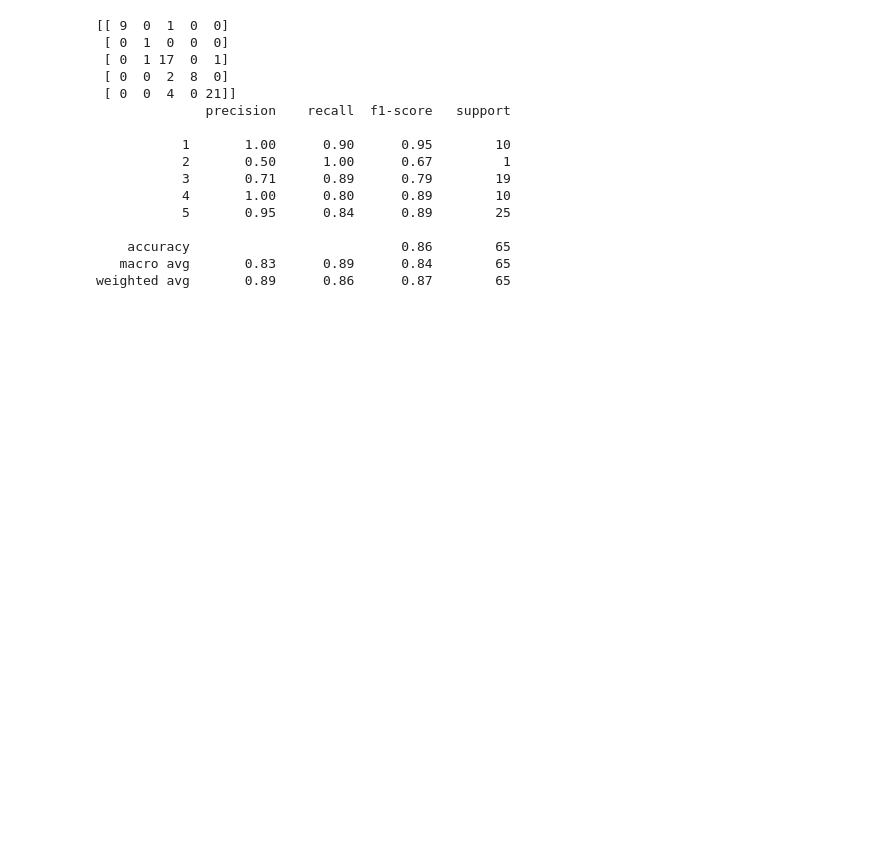
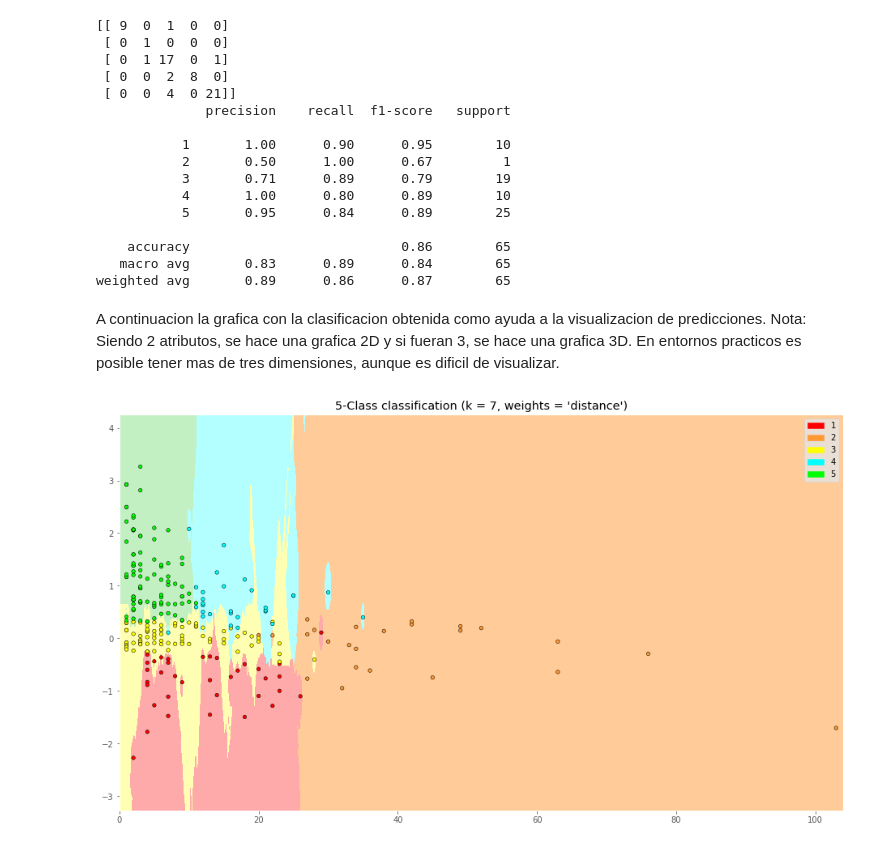
Before and after one commit to Karina984/IA-CLASE-M5, a Jupyter notebook: PracticaKNN.ipynb, the cells around one changed output. Cells and saved outputs as stored; diff of their text form; code cells hidden in the pictures; blank space fills up the shorter version.

```diff
--- a/PracticaKNN.ipynb
+++ b/PracticaKNN.ipynb
@@ -126,3 +126,51 @@ print(classification_report(y_test, pred))
     accuracy                           0.86        65
    macro avg       0.83      0.89      0.84        65
 weighted avg       0.89      0.86      0.87        65
+# %% [markdown]
+A continuacion la grafica con la clasificacion obtenida
+como ayuda a la visualizacion de predicciones. Nota:
+Siendo 2 atributos, se hace una grafica 2D y si fueran 3, se hace una grafica 3D. En entornos practicos es posible tener mas de tres dimensiones, aunque es dificil de visualizar.
+# %%
+h = .02  # step size in the mesh
+
+# Create color maps
+cmap_light = ListedColormap(['#FFAAAA', '#ffcc99', '#ffffb3','#b3ffff','#c2f0c2'])
+cmap_bold = ListedColormap(['#FF0000', '#ff9933','#FFFF00','#00ffff','#00FF00'])
+
+# we create an instance of Neighbours Classifier and fit the data.
+clf = KNeighborsClassifier(n_neighbors, weights='distance')
+clf.fit(x, y)
+
+# Plot the decision boundary. For that, we will assign a color to each
+# point in the mesh [x_min, x_max]x[y_min, y_max].
+x_min, x_max = x[:, 0].min() - 1, x[:, 0].max() + 1
+y_min, y_max = x[:, 1].min() - 1, x[:, 1].max() + 1
+xx, yy = np.meshgrid(np.arange(x_min, x_max, h),
+                         np.arange(y_min, y_max, h))
+Z = clf.predict(np.c_[xx.ravel(), yy.ravel()])
+
+# Put the result into a color plot
+Z = Z.reshape(xx.shape)
+plt.figure()
+plt.pcolormesh(xx, yy, Z, cmap=cmap_light)
+
+# Plot also the training points
+plt.scatter(x[:, 0], x[:, 1], c=y, cmap=cmap_bold,
+                edgecolor='k', s=20)
+plt.xlim(xx.min(), xx.max())
+plt.ylim(yy.min(), yy.max())
+
+patch0 = mpatches.Patch(color='#FF0000', label='1')
+patch1 = mpatches.Patch(color='#ff9933', label='2')
+patch2 = mpatches.Patch(color='#FFFF00', label='3')
+patch3 = mpatches.Patch(color='#00ffff', label='4')
+patch4 = mpatches.Patch(color='#00FF00', label='5')
+plt.legend(handles=[patch0, patch1, patch2, patch3,patch4])
+
+
+plt.title("5-Class classification (k = %i, weights = '%s')"
+              % (n_neighbors, 'distance'))
+
+plt.show()
+# %% [output]
+[figure, added]
```
Also changed, not shown: parts of 12 cells of this notebook.
